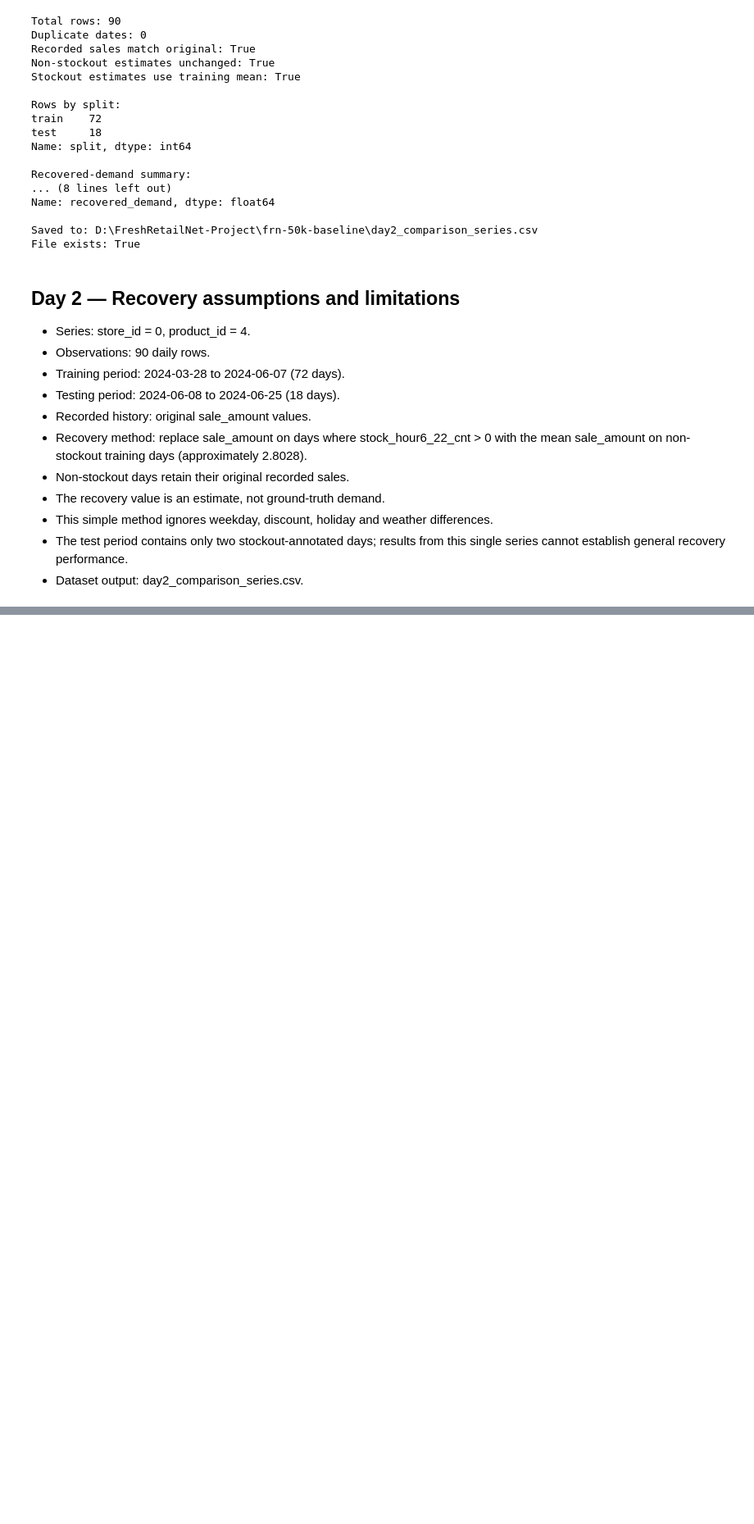
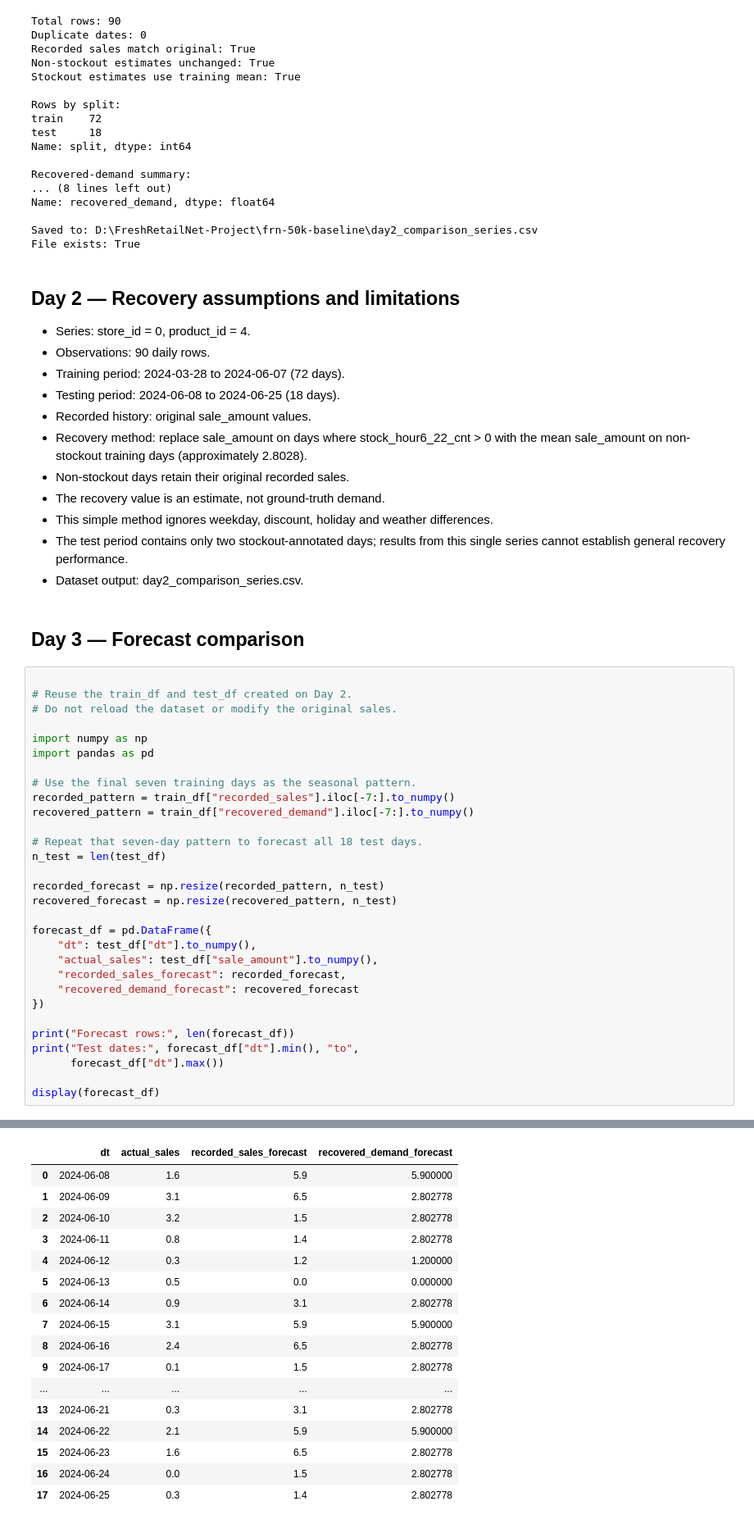
Before and after one commit to siddhivdash/frn-50k-baseline, a Jupyter notebook: day1_data_exploration.ipynb, the cells around one changed output, grey strips where cells are left out. Shown at 82% size. Drawn from its saved outputs; the diff is of its cells as text; blank space fills up the shorter version.

```diff
--- a/day1_data_exploration.ipynb
+++ b/day1_data_exploration.ipynb
@@ -911,3 +911,36 @@ File exists: True
   results from this single series cannot establish general
   recovery performance.
 - Dataset output: day2_comparison_series.csv.
+# %% [markdown]
+## Day 3 — Forecast comparison
+# %%
+
+# Reuse the train_df and test_df created on Day 2.
+# Do not reload the dataset or modify the original sales.
+
+import numpy as np
+import pandas as pd
+
+# Use the final seven training days as the seasonal pattern.
+recorded_pattern = train_df["recorded_sales"].iloc[-7:].to_numpy()
+recovered_pattern = train_df["recovered_demand"].iloc[-7:].to_numpy()
+
+# Repeat that seven-day pattern to forecast all 18 test days.
+n_test = len(test_df)
+
+recorded_forecast = np.resize(recorded_pattern, n_test)
+recovered_forecast = np.resize(recovered_pattern, n_test)
+
+forecast_df = pd.DataFrame({
+    "dt": test_df["dt"].to_numpy(),
+    "actual_sales": test_df["sale_amount"].to_numpy(),
+    "recorded_sales_forecast": recorded_forecast,
+    "recovered_demand_forecast": recovered_forecast
+})
+
+print("Forecast rows:", len(forecast_df))
+print("Test dates:", forecast_df["dt"].min(), "to",
+      forecast_df["dt"].max())
+
+display(forecast_df)
+# %% [output]
@@ -913,0 +949,17 @@ File exists: True
+|  | dt | actual_sales | recorded_sales_forecast | recovered_demand_forecast |
+| 0 | 2024-06-08 | 1.6 | 5.9 | 5.900000 |
+| 1 | 2024-06-09 | 3.1 | 6.5 | 2.802778 |
+| 2 | 2024-06-10 | 3.2 | 1.5 | 2.802778 |
+| 3 | 2024-06-11 | 0.8 | 1.4 | 2.802778 |
+| 4 | 2024-06-12 | 0.3 | 1.2 | 1.200000 |
+| 5 | 2024-06-13 | 0.5 | 0.0 | 0.000000 |
+| 6 | 2024-06-14 | 0.9 | 3.1 | 2.802778 |
+| 7 | 2024-06-15 | 3.1 | 5.9 | 5.900000 |
+| 8 | 2024-06-16 | 2.4 | 6.5 | 2.802778 |
+| 9 | 2024-06-17 | 0.1 | 1.5 | 2.802778 |
+| ... | ... | ... | ... | ... |
+| 13 | 2024-06-21 | 0.3 | 3.1 | 2.802778 |
+| 14 | 2024-06-22 | 2.1 | 5.9 | 5.900000 |
+| 15 | 2024-06-23 | 1.6 | 6.5 | 2.802778 |
+| 16 | 2024-06-24 | 0.0 | 1.5 | 2.802778 |
+| 17 | 2024-06-25 | 0.3 | 1.4 | 2.802778 |
```
Also changed, not shown: parts of 5 cells of this notebook, 3 other files.
